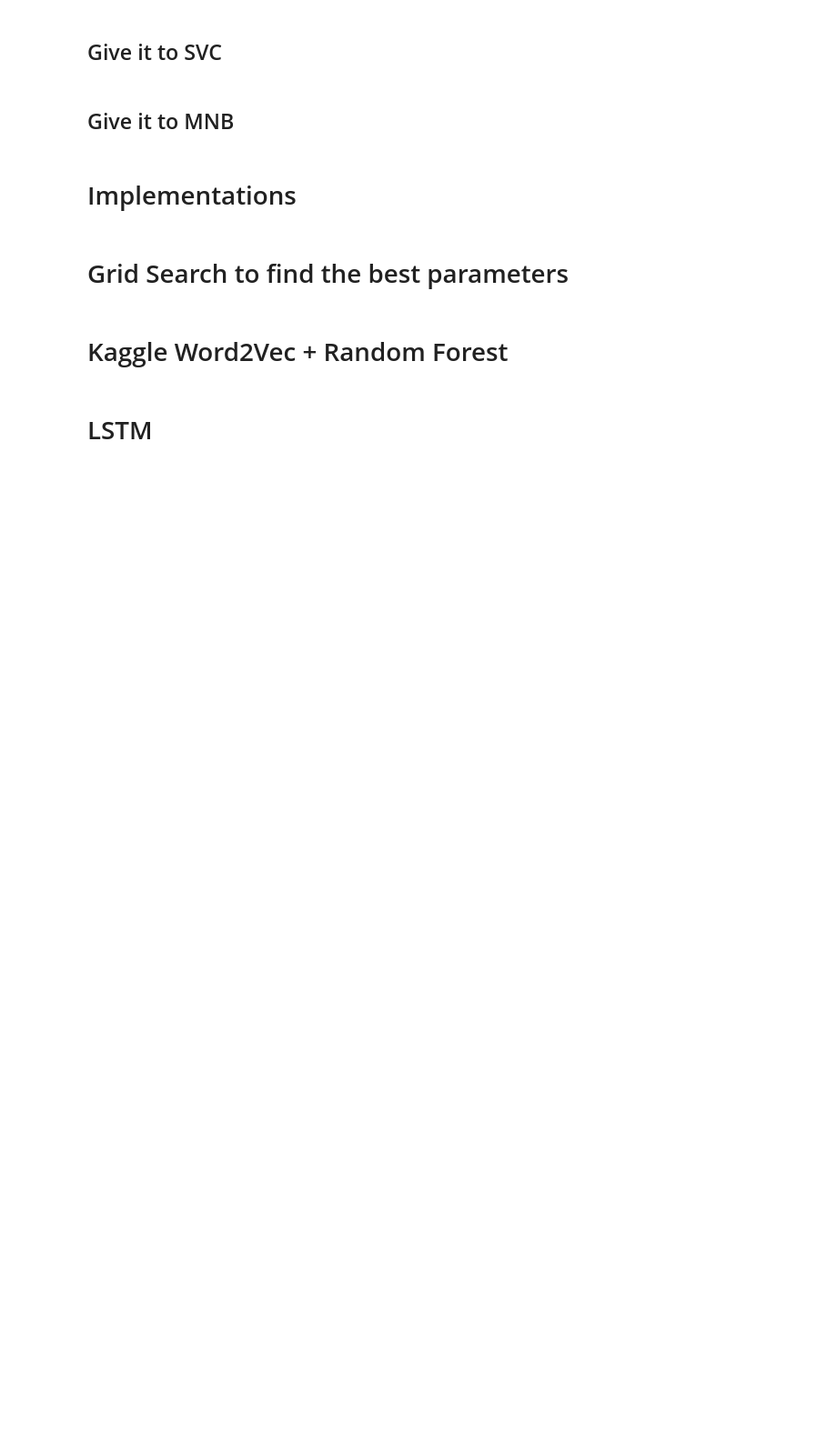
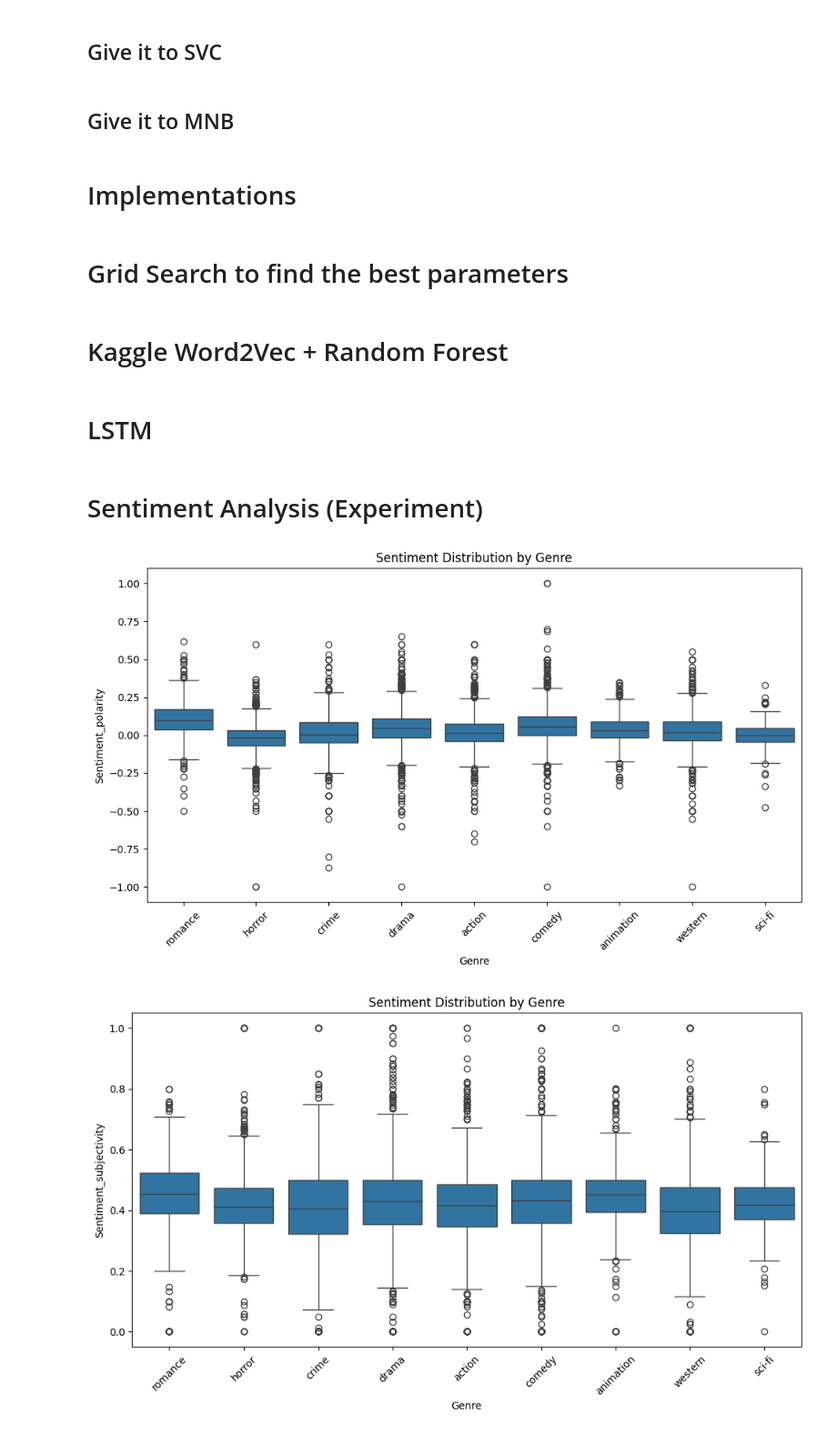
Before and after one commit to pedro-curto/NLP-Project, a Jupyter notebook: models.ipynb, the cells around one changed output. Shown at 91% size. Drawn from its saved outputs; the diff is of its cells as text; code cells hidden in the pictures; blank space fills up the shorter version.

Commit message:
Sentiment analysis and ELMO.

```diff
--- a/models.ipynb
+++ b/models.ipynb
@@ -428,3 +458,40 @@ from tensorflow.keras.preprocessing.sequence import pad_sequences
 from keras.models import Sequential
 from keras.layers import Embedding, LSTM, Dense, BatchNormalization
 from keras.callbacks import EarlyStopping
+# %% [markdown]
+# Sentiment Analysis (Experiment)
+# %%
+from textblob import TextBlob
+from scipy.sparse import hstack
+from sklearn.metrics import classification_report, confusion_matrix
+
+def get_sentiment_polarity(text):
+    return TextBlob(text).sentiment.polarity
+def get_sentiment_subjectivity(text):
+    return TextBlob(text).sentiment.subjectivity
+
+data['Sentiment_polarity'] = data['Plot'].apply(get_sentiment_polarity)
+data['Sentiment_subjectivity'] = data['Plot'].apply(get_sentiment_subjectivity)
+
+def plot_sentiment_by_genre(modifier):
+    # Set the size of the plot
+    plt.figure(figsize=(10, 6))
+
+    # Create a boxplot of sentiment by genre
+    sns.boxplot(x='Genre', y=modifier, data=data)
+
+    # Customize the plot
+    plt.title('Sentiment Distribution by Genre')
+    plt.xlabel('Genre')
+    plt.ylabel(modifier)
+    plt.xticks(rotation=45)  # Rotate x-axis labels if necessary for readability
+
+    # Show the plot
+    plt.tight_layout()
+    plt.show()
+
+plot_sentiment_by_genre('Sentiment_polarity')
+plot_sentiment_by_genre('Sentiment_subjectivity')
+# %% [output]
+[figure, added]
+[figure, added]
```
Also changed, not shown: parts of 11 cells of this notebook, 1 other file.
